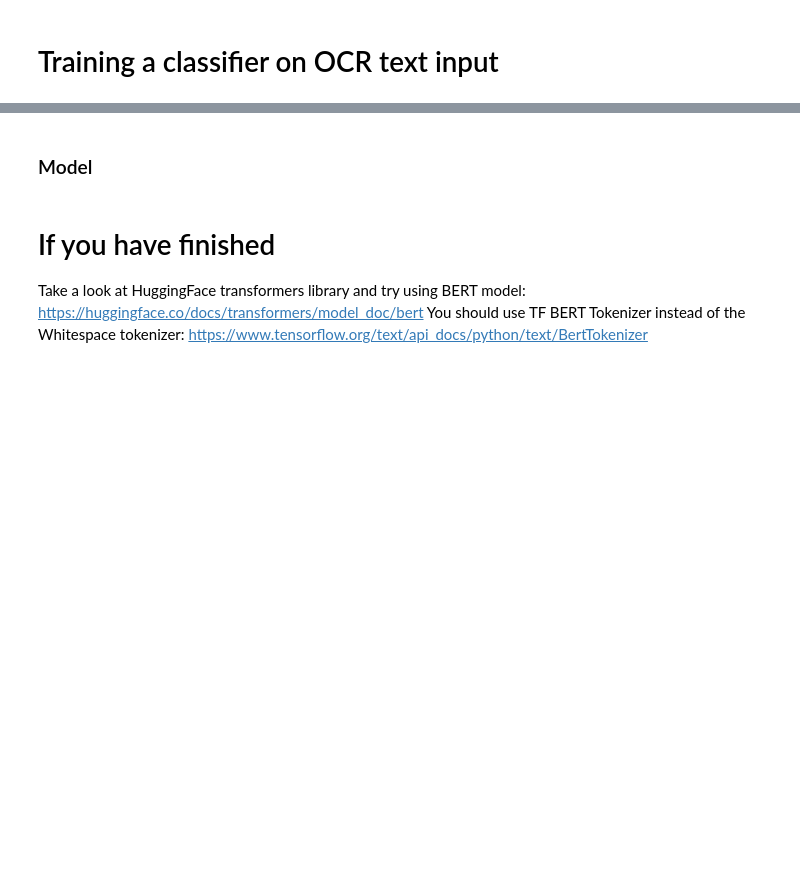
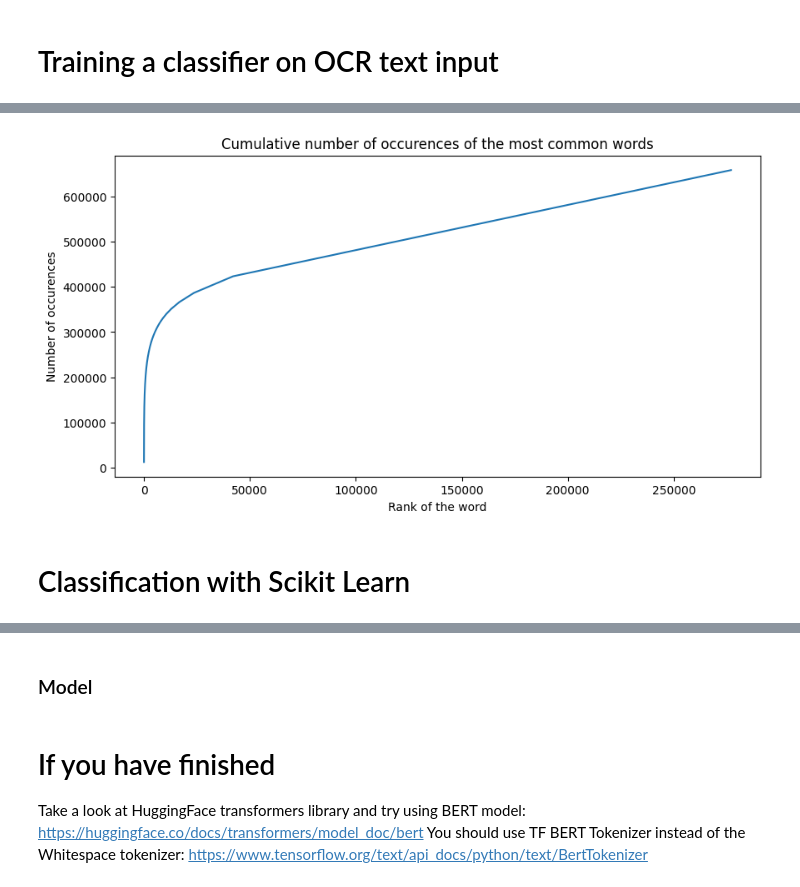
Before and after one commit to thibaultdouzon/NeuralDocumentClassification, a Jupyter notebook: chapter_2_text.ipynb, the cells around one changed output, grey strips where cells are left out. Saved outputs shown, nothing was run; the diff lists cells and outputs as text; code cells hidden in the pictures; blank space fills up the shorter version.

```diff
--- a/chapter_2_text.ipynb
+++ b/chapter_2_text.ipynb
@@ -369,0 +100,5 @@ print(
+# %%
+# @title
+
+n_unique_words = len({w for text in all_texts for w in text})
+n_unique_words
@@ -369,0 +129,19 @@ print(
+# %%
+# @title
+from itertools import accumulate
+
+cum_word_occurences = list(
+    accumulate([count for word, count in most_common_words.most_common(n_unique_words)])
+)
+
+plt.figure(figsize=(10, 5))
+plt.plot(cum_word_occurences)
+
+plt.xlabel("Rank of the word")
+plt.ylabel("Number of occurences")
+plt.title("Cumulative number of occurences of the most common words")
+plt.show()
+# %% [output]
+[figure, added]
+# %% [markdown]
+# Classification with Scikit Learn
```
Also changed, not shown: parts of 57 cells of this notebook, 3 other files.
